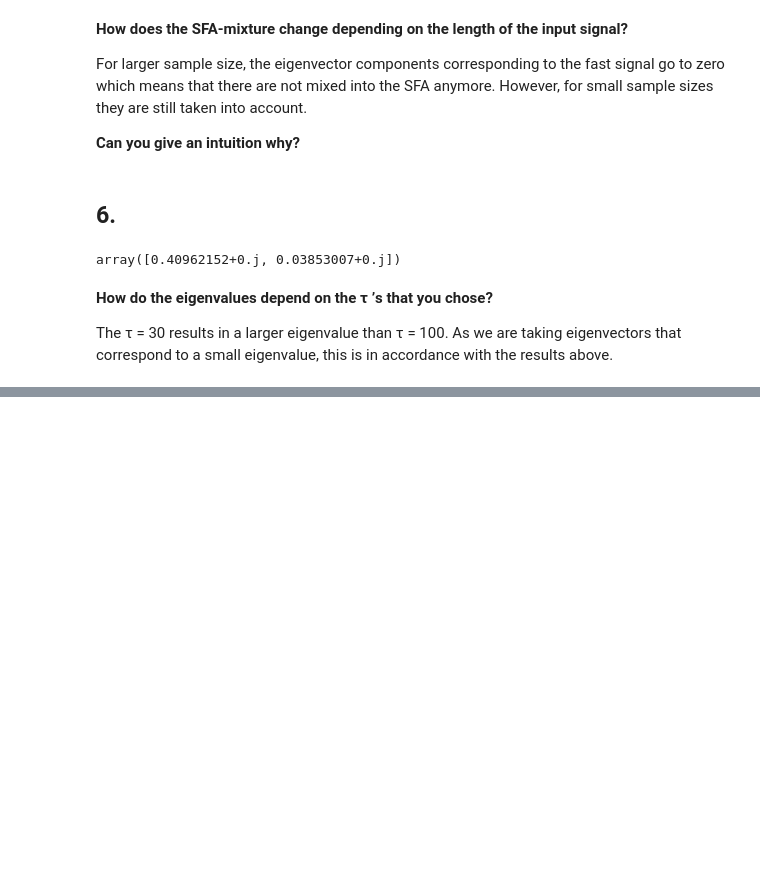
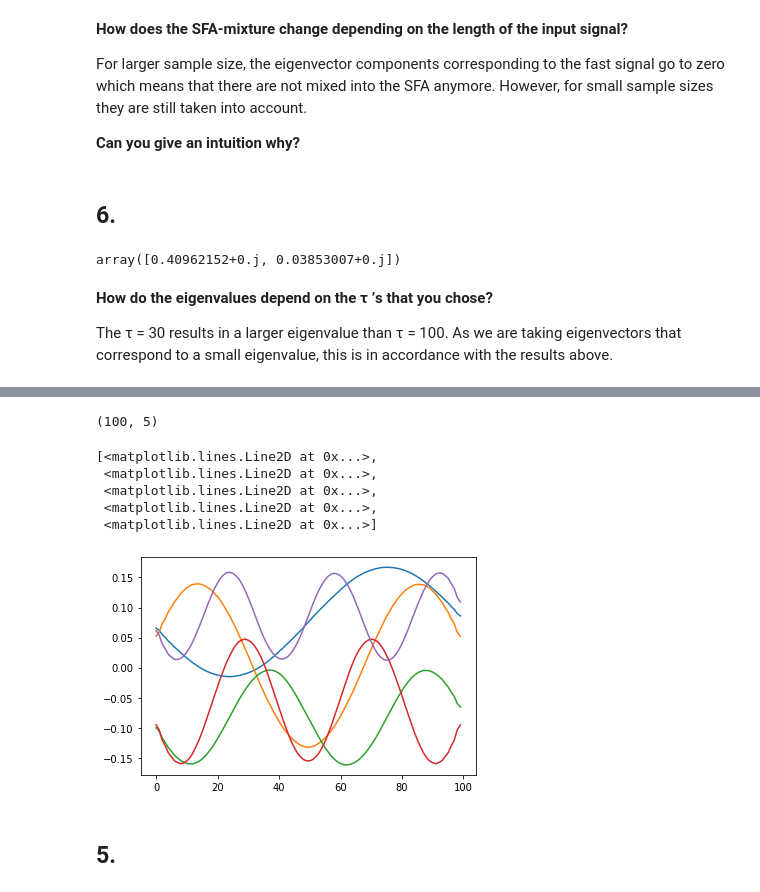
Before and after one commit to DorotheaMueller/mhbf, a Jupyter notebook: ex_2_budding_mueller.ipynb, the cells around one changed output, grey strips where cells are left out. Drawn from its saved outputs; the diff is of its cells as text; code cells hidden in the pictures; blank space fills up the shorter version.

```diff
--- a/ex_2_budding_mueller.ipynb
+++ b/ex_2_budding_mueller.ipynb
@@ -161,0 +222,16 @@ The τ = 30 results in a larger eigenvalue than τ = 100. As we are taking eigen
+# %%
+five_eigvec = eigvec[:, :5]
+five_eigvec.shape
+# %% [output]
+(100, 5)
+# %%
+plt.plot(five_eigvec)
+# %% [output]
+[<matplotlib.lines.Line2D at 0x...>,
+ <matplotlib.lines.Line2D at 0x...>,
+ <matplotlib.lines.Line2D at 0x...>,
+ <matplotlib.lines.Line2D at 0x...>,
+ <matplotlib.lines.Line2D at 0x...>]
+[figure, added]
+# %% [markdown]
+## 5.
```
Also changed, not shown: parts of 19 cells of this notebook.
